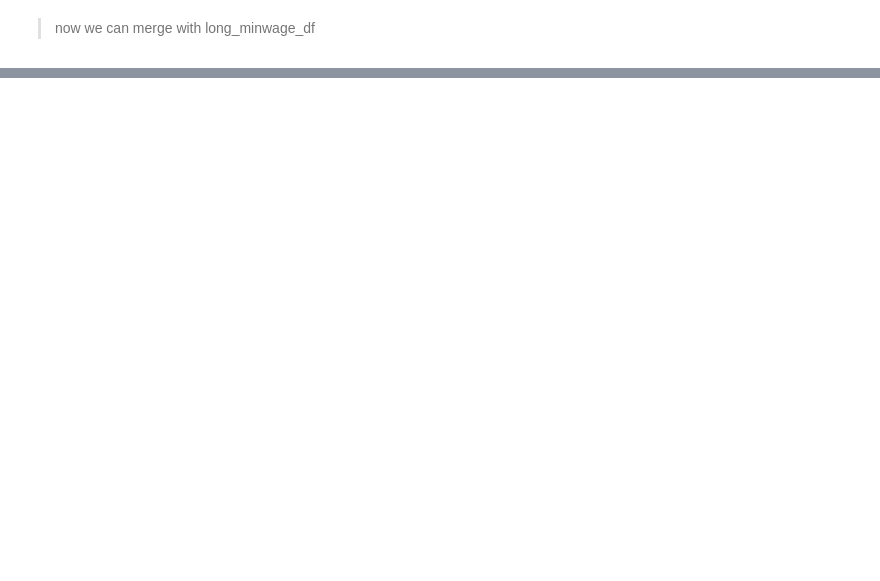
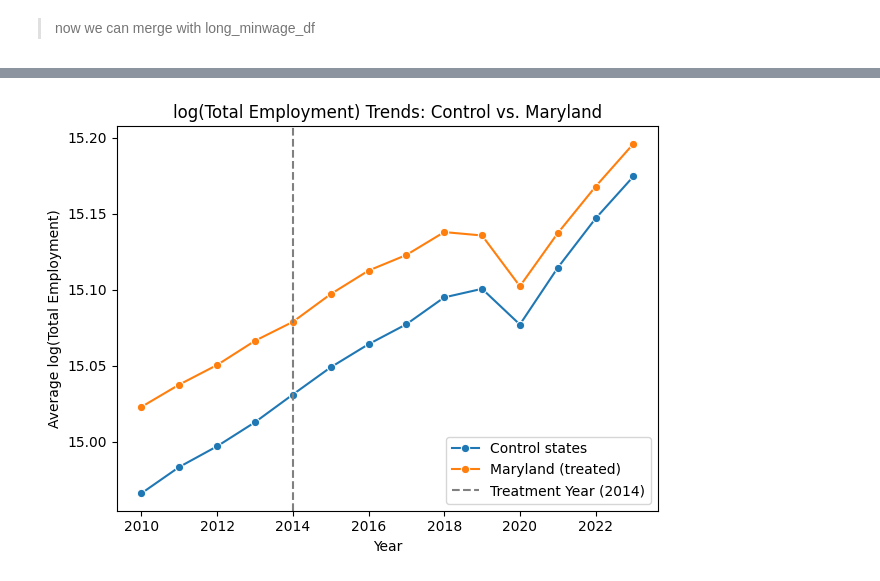
Before and after one commit to khaeuss808/UDS_FinalProject, a Jupyter notebook: FINALproject.ipynb, the cells around one changed output, grey strips where cells are left out. Saved outputs shown, nothing was run; the diff lists cells and outputs as text; code cells hidden in the pictures; blank space fills up the shorter version.

Commit message:
running the model

```diff
--- a/FINALproject.ipynb
+++ b/FINALproject.ipynb
@@ -423,0 +453,13 @@ combined_df = pd.merge(
+# %%
+# when i tried to run the regression below there was issues cuz of datatypes
+
+# some arent numeric, lets force them to be
+combined_df["total_employment"] = pd.to_numeric(
+    combined_df["total_employment"], errors="coerce"
+)
+
+# 9 that are NA, also 9 states total in our dataset
+print(combined_df["total_employment"].isna().sum())
+
+nan_rows = combined_df[combined_df["total_employment"].isna()]
+print(nan_rows)
@@ -423,0 +486,2 @@ combined_df = pd.merge(
+# %%
+combined_df = combined_df.dropna(subset=["total_employment"])
@@ -423,0 +516,4 @@ combined_df = pd.merge(
+# %%
+combined_df["log_emp"] = np.log(combined_df["total_employment"])
+model = smf.ols("log_emp ~ treated + post + treated:post", data=combined_df).fit()
+print(model.summary())
@@ -423,0 +538,22 @@ combined_df = pd.merge(
+# %%
+# get the average per year
+trend_df = combined_df.groupby(["year", "treated"])["log_emp"].mean().reset_index()
+
+# get labels for the plots
+trend_df["group"] = trend_df["treated"].map(
+    {1: "Maryland (treated)", 0: "Control states"}
+)
+
+# plot!
+plt.figure()
+sns.lineplot(data=trend_df, x="year", y="log_emp", hue="group", marker="o")
+
+plt.axvline(x=2014, color="gray", linestyle="--", label="Treatment Year (2014)")
+plt.title("log(Total Employment) Trends: Control vs. Maryland")
+plt.ylabel("Average log(Total Employment)")
+plt.xlabel("Year")
+plt.legend()
+plt.tight_layout()
+plt.show()
+# %% [output]
+[figure, added]
```
Also changed, not shown: parts of 35 cells of this notebook.
